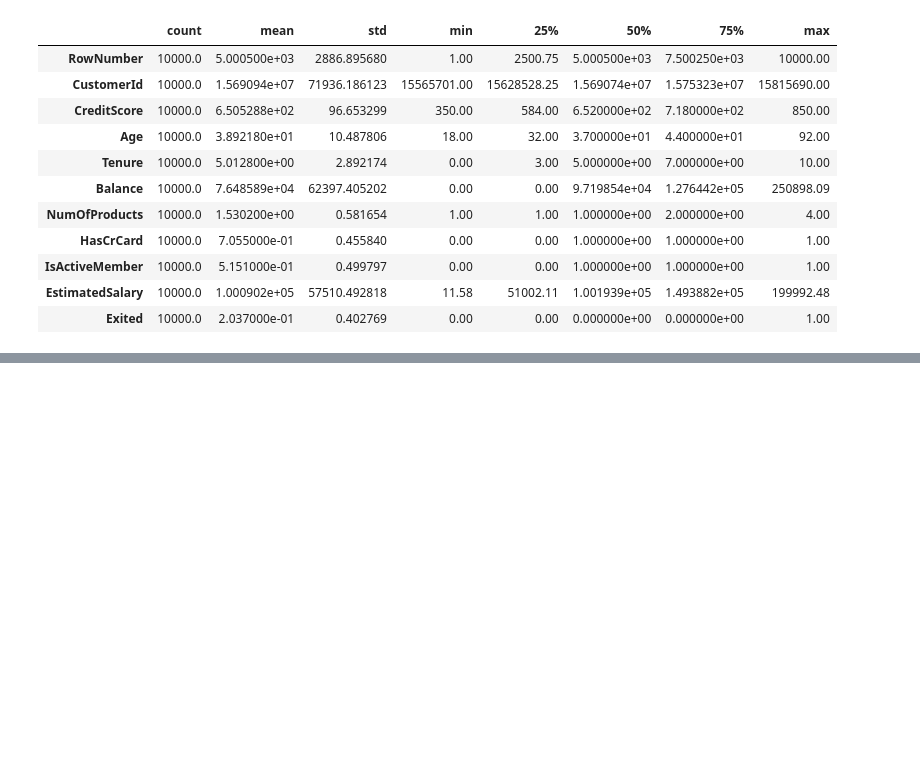
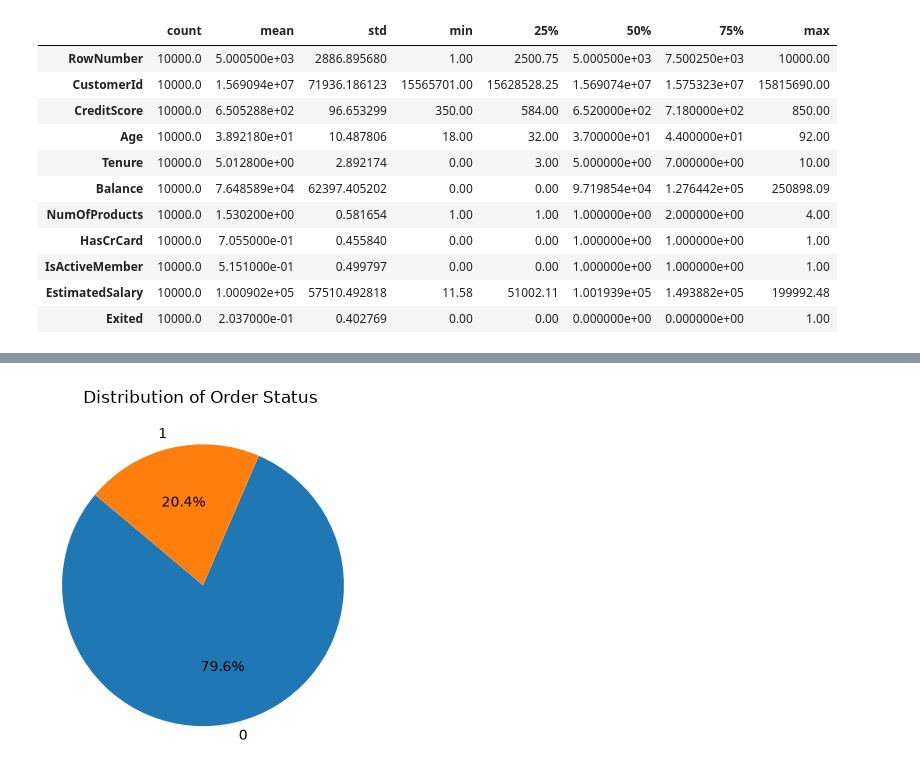
Before and after one commit to Emy-gold/customer-churn-prediction-model, a Jupyter notebook: notebooks/customer_churn_notebook.ipynb, the cells around one changed output, grey strips where cells are left out. Saved outputs shown, nothing was run; the diff lists cells and outputs as text; code cells hidden in the pictures; blank space fills up the shorter version.

```diff
--- a/notebooks/customer_churn_notebook.ipynb
+++ b/notebooks/customer_churn_notebook.ipynb
@@ -124,0 +151,12 @@ df.describe().T
+# %%
+plt.figure(figsize=(4,4))
+output_counts = df['Exited'].value_counts()
+plt.pie(output_counts, labels=output_counts.index, autopct='%1.1f%%', startangle=140)
+
+plt.axis('equal')
+plt.title('Distribution of Order Status \n')
+plt.ylabel('')
+
+plt.show()
+# %% [output]
+[figure, added]
```
Also changed, not shown: parts of 12 cells of this notebook.
